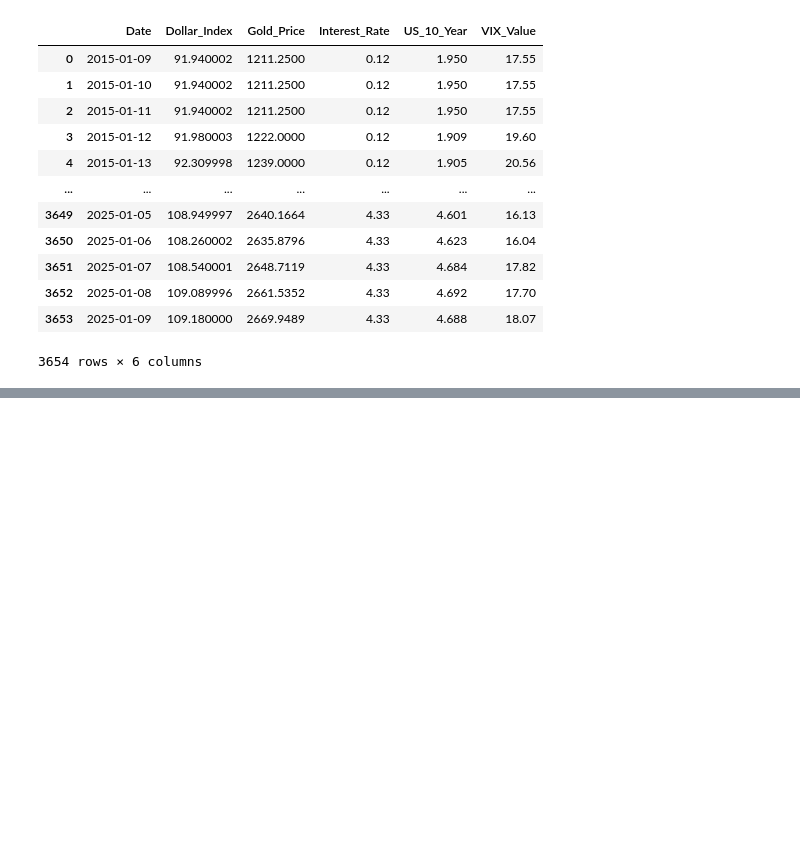
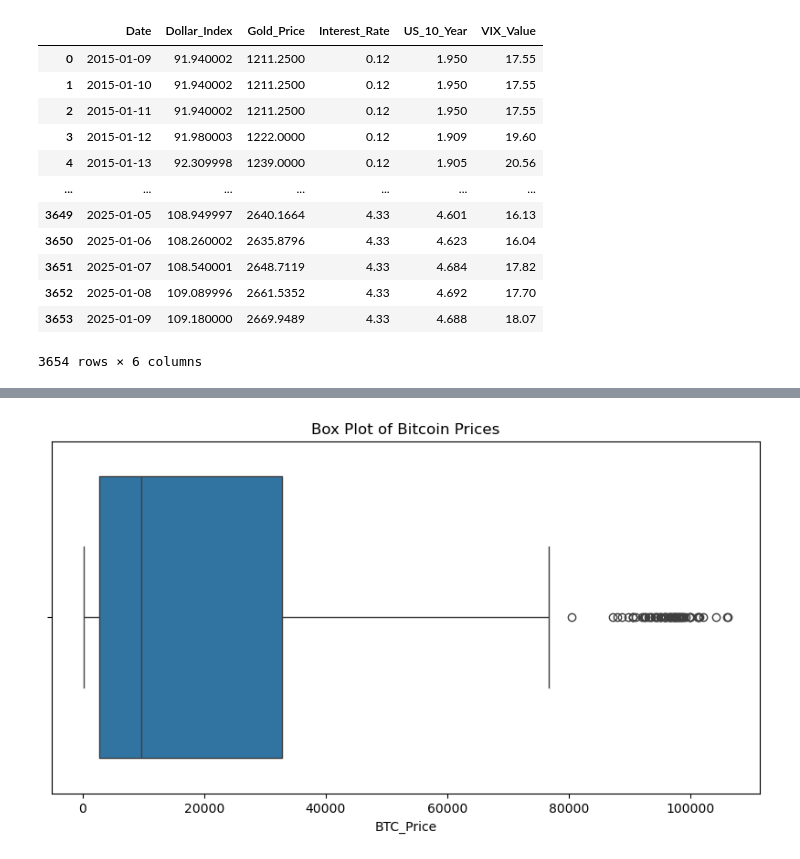
Before and after one commit to sathmikaDev/FYP, a Jupyter notebook: mainCode/main_tft.ipynb, the cells around one changed output, grey strips where cells are left out. Saved outputs shown, nothing was run; the diff lists cells and outputs as text; code cells hidden in the pictures; blank space fills up the shorter version.

```diff
--- a/mainCode/main_tft.ipynb
+++ b/mainCode/main_tft.ipynb
@@ -44,0 +156,9 @@ Exogenous_Variables.to_csv("../Datasetsv2/Exogenous/Exogenous_Variables.csv")
+# %%
+# Now import the preprocessed BTC data set
+BTC_USD_Final = pd.read_csv("../Datasetsv2/preprocessed/BTC_USD_Preprocessed.csv")
+# %%
+# import exogenous variables dataset
+Exogenous_Variables_Final = pd.read_csv("../Datasetsv2/Exogenous/Exogenous_Variables.csv")
+# %%
+# combine both datasets
+Final_Dataset = BTC_USD_Final.merge(Exogenous_Variables_Final, on="Date", how="outer")
@@ -44,0 +177,7 @@ Exogenous_Variables.to_csv("../Datasetsv2/Exogenous/Exogenous_Variables.csv")
+# %%
+plt.figure(figsize=(10, 5))
+sns.boxplot(x=Final_Dataset["BTC_Price"])
+plt.title("Box Plot of Bitcoin Prices")
+plt.show()
+# %% [output]
+[figure, added]
```
Also changed, not shown: parts of 44 cells of this notebook, 32 other files.
